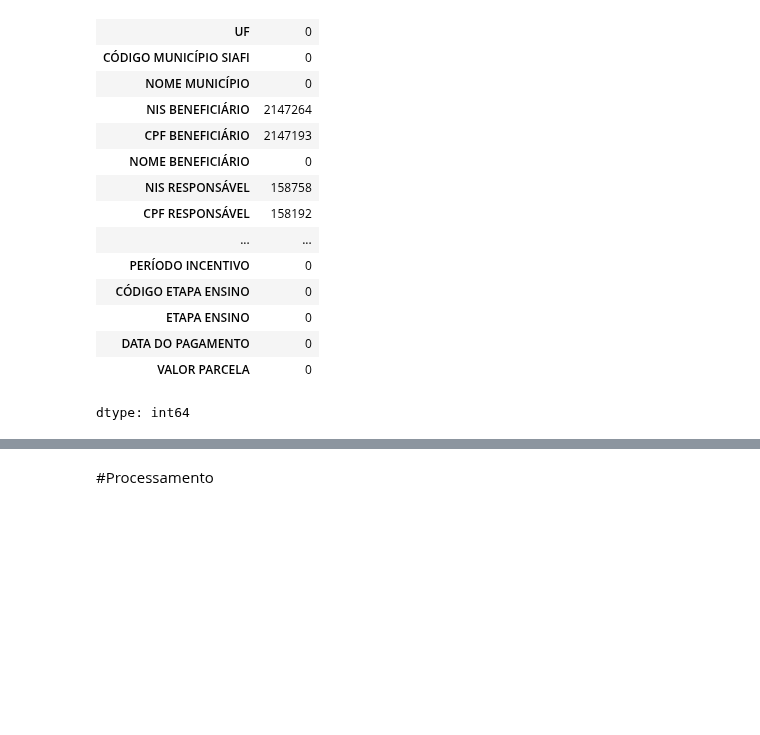
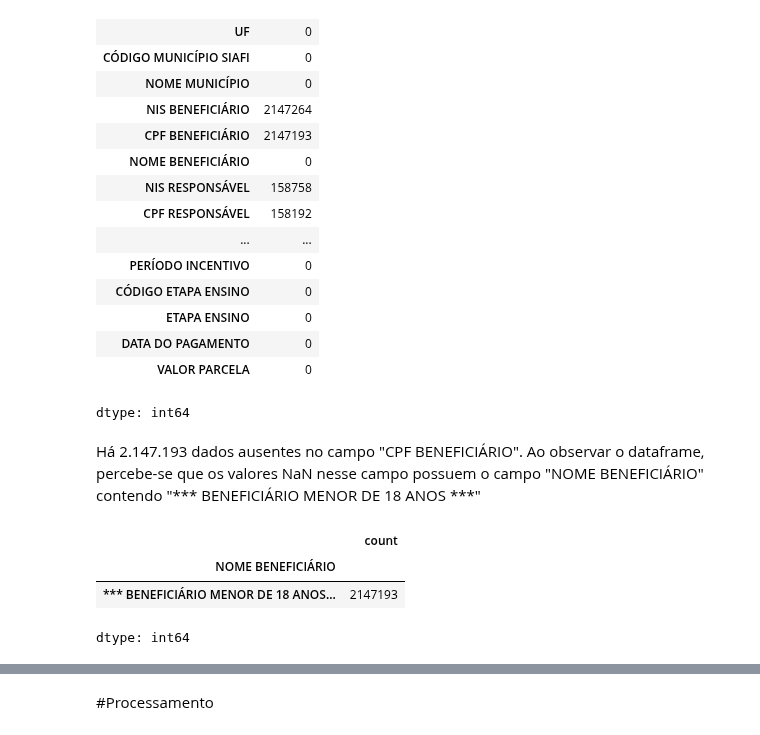
Before and after one commit to lucas-estanislau/pe-de-meia, a Jupyter notebook: pe_de_meia.ipynb, the cells around one changed output, grey strips where cells are left out. Drawn from its saved outputs; the diff is of its cells as text; code cells hidden in the pictures; blank space fills up the shorter version.

```diff
--- a/pe_de_meia.ipynb
+++ b/pe_de_meia.ipynb
@@ -59,3 +59,16 @@ df.isna().sum()
 | DATA DO PAGAMENTO | 0 |
 | VALOR PARCELA | 0 |
 dtype: int64
+# %% [markdown]
+Há 2.147.193 dados ausentes no campo "CPF BENEFICIÁRIO". Ao observar o dataframe, percebe-se que os valores NaN nesse campo possuem o campo "NOME BENEFICIÁRIO" contendo  "*** BENEFICIÁRIO MENOR DE 18 ANOS ***"
+# %%
+# Conferindo valores possíveis quando o campo "CPF BENENFICIÁRIO" é NaN
+df.loc[
+    df['CPF BENEFICIÁRIO'].isna(),
+    'NOME BENEFICIÁRIO'
+].value_counts()
+# %% [output]
+|  | count |
+| NOME BENEFICIÁRIO |  |
+| *** BENEFICIÁRIO MENOR DE 18 ANOS... | 2147193 |
+dtype: int64
```
Also changed, not shown: parts of 10 cells of this notebook.
